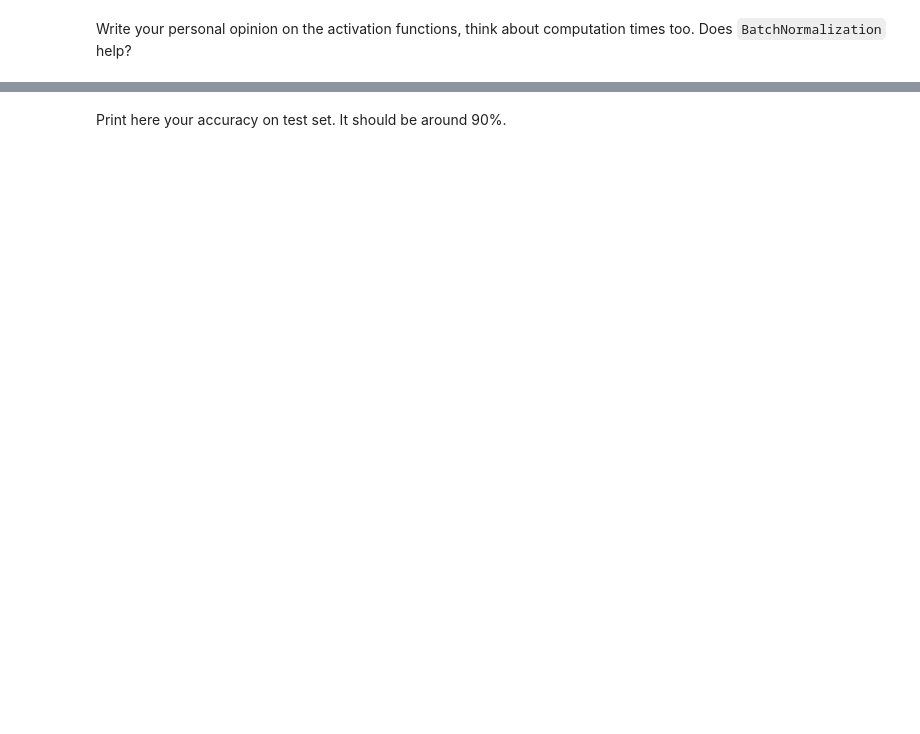
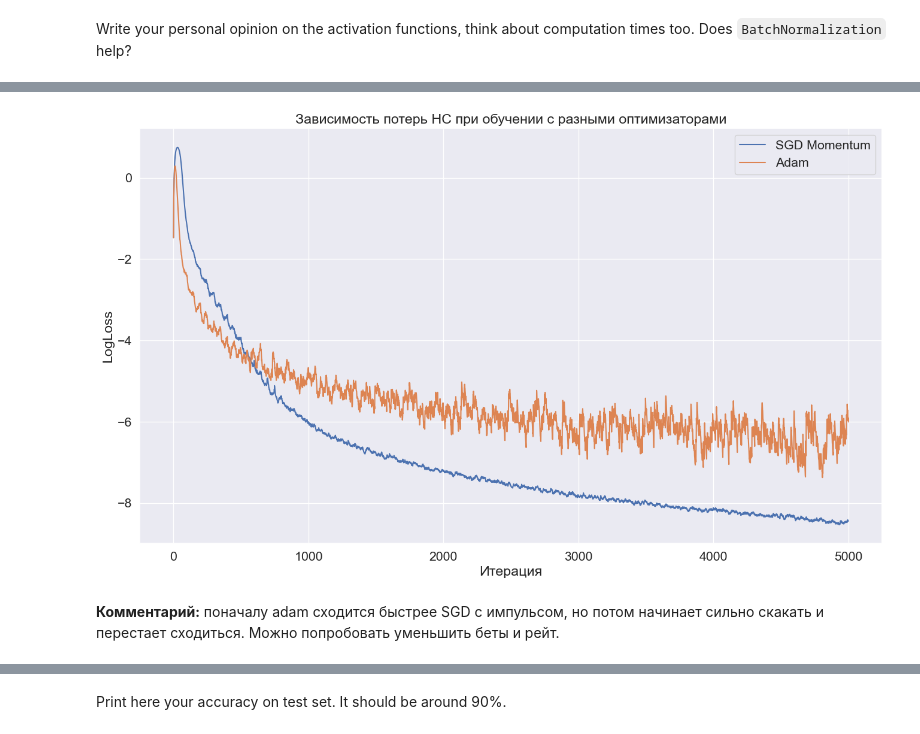
Before and after one commit to JulesIMF/ml-course, a Jupyter notebook: homeworks/assignment0_05_nn_from_scratch/main_notebook.ipynb, the cells around one changed output, grey strips where cells are left out. Drawn from its saved outputs; the diff is of its cells as text; code cells hidden in the pictures; blank space fills up the shorter version.

```diff
--- a/homeworks/assignment0_05_nn_from_scratch/main_notebook.ipynb
+++ b/homeworks/assignment0_05_nn_from_scratch/main_notebook.ipynb
@@ -266,0 +450,16 @@ Write your personal opinion on the activation functions, think about computation
+# %%
+net_relu_opt = Sequential()
+net_relu_opt.add(Linear(784, 256))
+net_relu_opt.add(BatchNormalization(alpha=0.85))
+net_relu_opt.add(ChannelwiseScaling(n_out=256))
+net_relu_opt.add(ReLU())
+net_relu_opt.add(Linear(256, 100))
+net_relu_opt.add(BatchNormalization(alpha=0.85))
+net_relu_opt.add(ChannelwiseScaling(n_out=100))
+net_relu_opt.add(ReLU())
+net_relu_opt.add(Linear(100, 10))
+net_relu_opt.add(LogSoftMax())
+# %%
+net_relu_sgd, exec_relu_sgd, loss_relu_sgd = train_network(net_relu_opt, "net_relu_sgd")
+print(f"\nFinal accuracy: {validate_network(net_relu_sgd)}")
+print(f"\nTime elapsed: {exec_relu_sgd}")
@@ -266,0 +471,8 @@ Write your personal opinion on the activation functions, think about computation
+# %%
+optimizer_config_adam = {'learning_rate': 1e-3, 'beta1': 0.85, 'beta2': 0.85, 'epsilon': 1e-6}
+optimizer_state_adam = {}
+
+net_relu_adam, exec_relu_adam, loss_relu_adam = train_network(net_relu_opt, "net_relu_adam", optimizer=adam_optimizer,
+optimizer_config=optimizer_config_adam, optimizer_state=optimizer_state_adam)
+print(f"\nFinal accuracy: {validate_network(net_relu_adam)}")
+print(f"\nTime elapsed: {exec_relu_adam}")
@@ -266,0 +484,13 @@ Write your personal opinion on the activation functions, think about computation
+# %%
+plt.figure(figsize=(16, 9))
+plt.title("Зависимость потерь НС при обучении с разными оптимизаторами")
+plt.ylabel("LogLoss")
+plt.xlabel("Итерация")
+plt.plot(preproc(loss_relu_sgd), label='SGD Momentum')
+plt.plot(preproc(loss_relu_adam), label='Adam')
+plt.legend()
+plt.show()
+# %% [output]
+[figure, added]
+# %% [markdown]
+__Комментарий:__ поначалу adam сходится быстрее SGD c импульсом, но потом начинает сильно скакать и перестает сходиться. Можно попробовать уменьшить беты и рейт.
```
Also changed, not shown: parts of 45 cells of this notebook, 3 other files.
